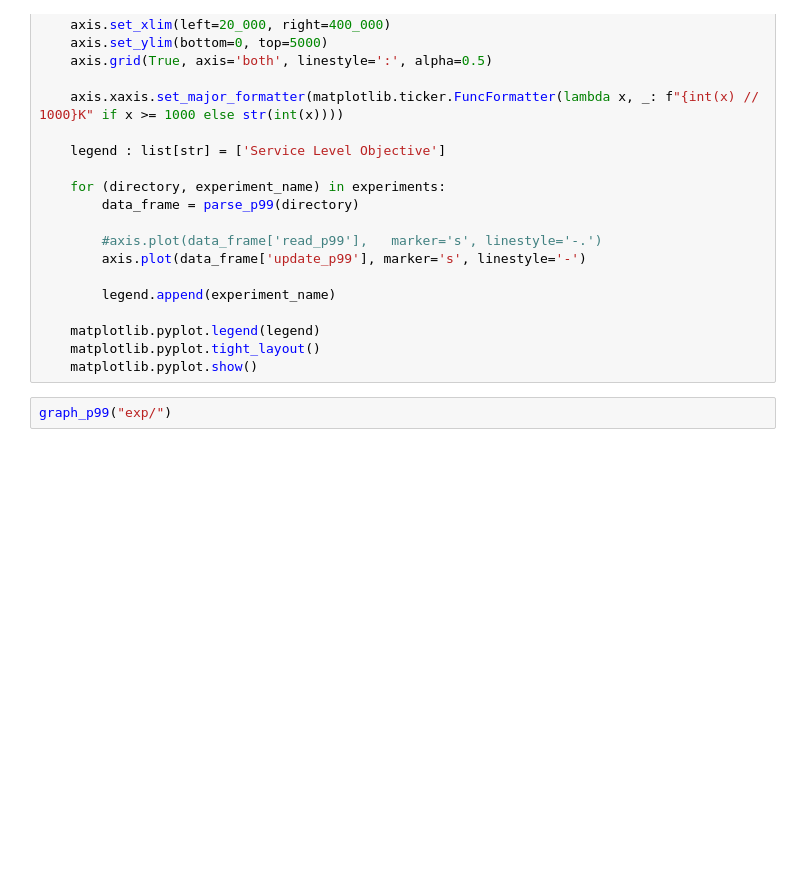
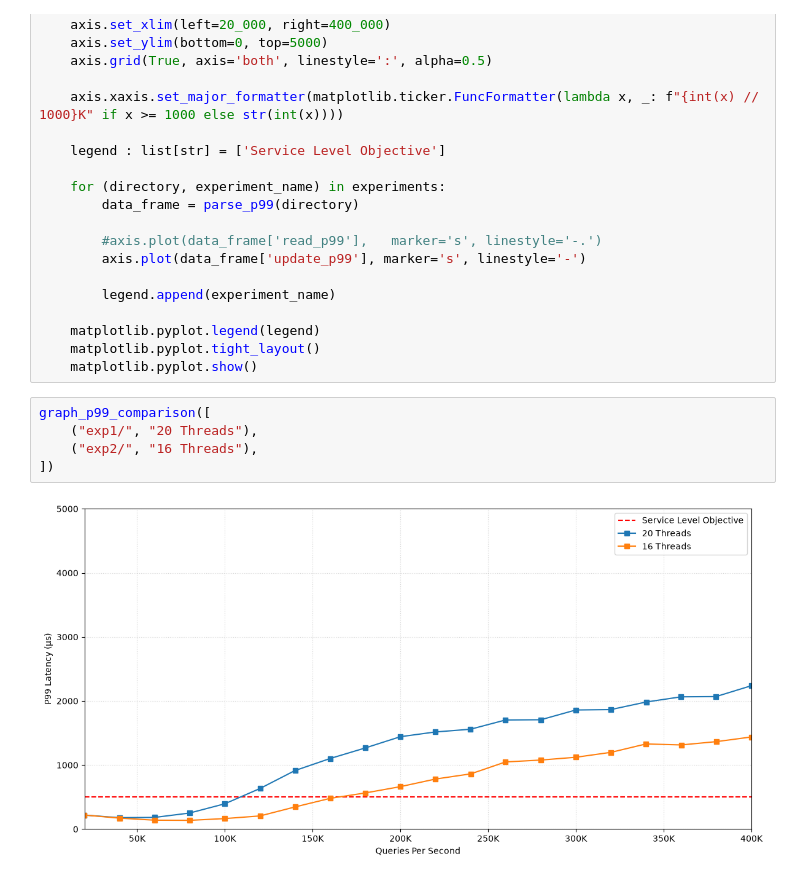
Before and after one commit to m-sef/mutilate, a Jupyter notebook: benchmarks/bare_metal/notebook.ipynb, the cells around one changed output. Saved outputs shown, nothing was run; the diff lists cells and outputs as text; blank space fills up the shorter version.

Commit message:
Getting ready to actually (for real this time) benchmark the kubernetes setup. Lowered agent threads to 16

```diff
--- a/benchmarks/bare_metal/notebook.ipynb
+++ b/benchmarks/bare_metal/notebook.ipynb
@@ -85,4 +92,9 @@ def graph_p99_comparison(experiments : list[tuple[str, str]]) -> None:
     matplotlib.pyplot.tight_layout()
     matplotlib.pyplot.show()
 # %%
-graph_p99("exp/")
+graph_p99_comparison([
+    ("exp1/", "20 Threads"),
+    ("exp2/", "16 Threads"),
+])
+# %% [output]
+[figure, added]
```
Also changed, not shown: parts of 1 cell of this notebook, 2 other files.
